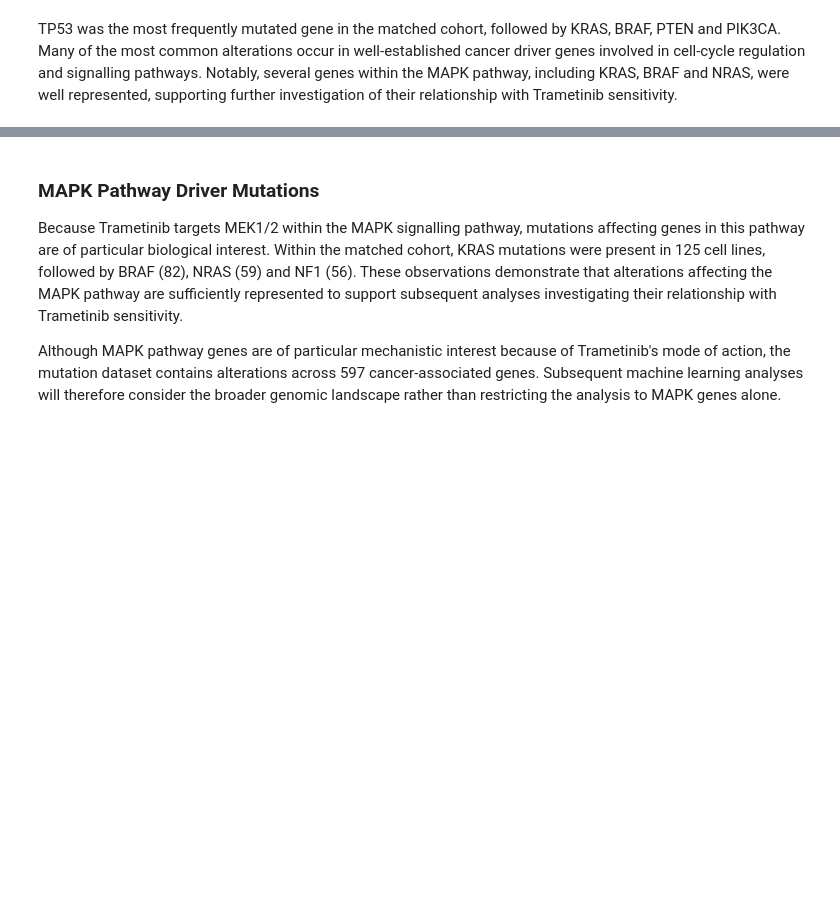
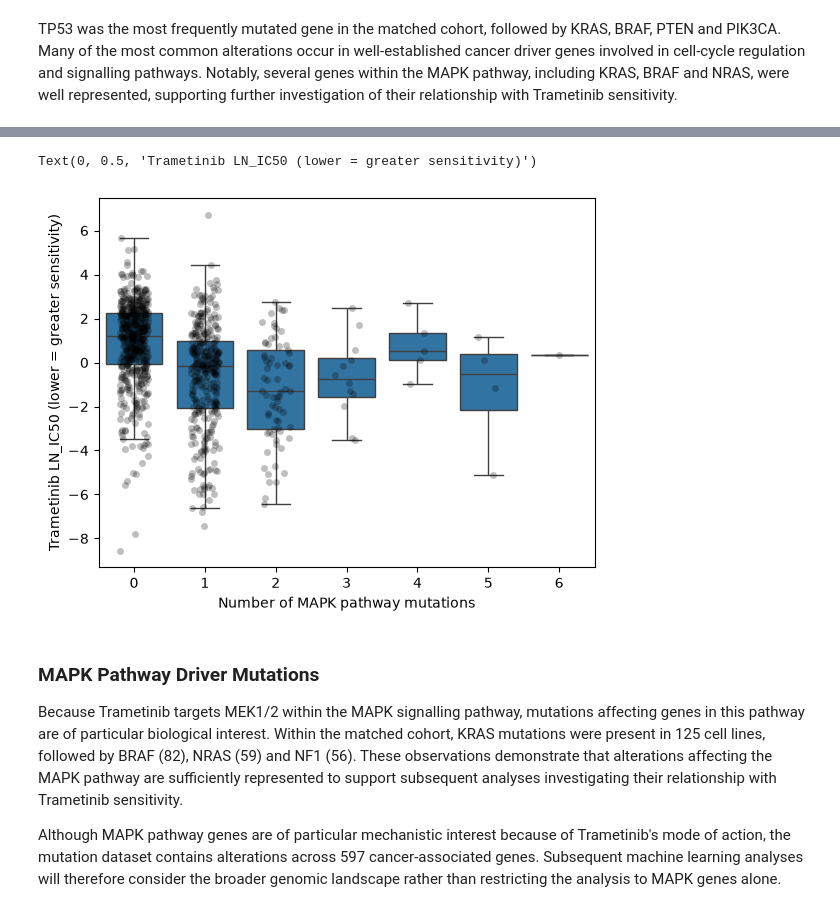
Before and after one commit to carolinemalaihull/trametinib-drug-response-ml, a Jupyter notebook: notebooks/01_data_exploration.ipynb, the cells around one changed output, grey strips where cells are left out. Drawn from its saved outputs; the diff is of its cells as text; code cells hidden in the pictures; blank space fills up the shorter version.

```diff
--- a/notebooks/01_data_exploration.ipynb
+++ b/notebooks/01_data_exploration.ipynb
@@ -631,3 +971,27 @@ TP53 was the most frequently mutated gene in the matched cohort, followed by KRA
+# %%
+import seaborn as sns
+
+sns.boxplot(
+    data=cell_line_mapk,
+    x="MAPK_mutation_count",
+    y="LN_IC50",
+    showfliers=False
+)
+
+sns.stripplot(
+    data=cell_line_mapk,
+    x="MAPK_mutation_count",
+    y="LN_IC50",
+    color="black",
+    alpha=0.25,
+    jitter=0.2
+)
+
+plt.xlabel("Number of MAPK pathway mutations")
+plt.ylabel("Trametinib LN_IC50 (lower = greater sensitivity)")
+# %% [output]
+Text(0, 0.5, 'Trametinib LN_IC50 (lower = greater sensitivity)')
+[figure, added]
 # %% [markdown]
 ### MAPK Pathway Driver Mutations
 
```
Also changed, not shown: parts of 16 cells of this notebook, 1 other file.
